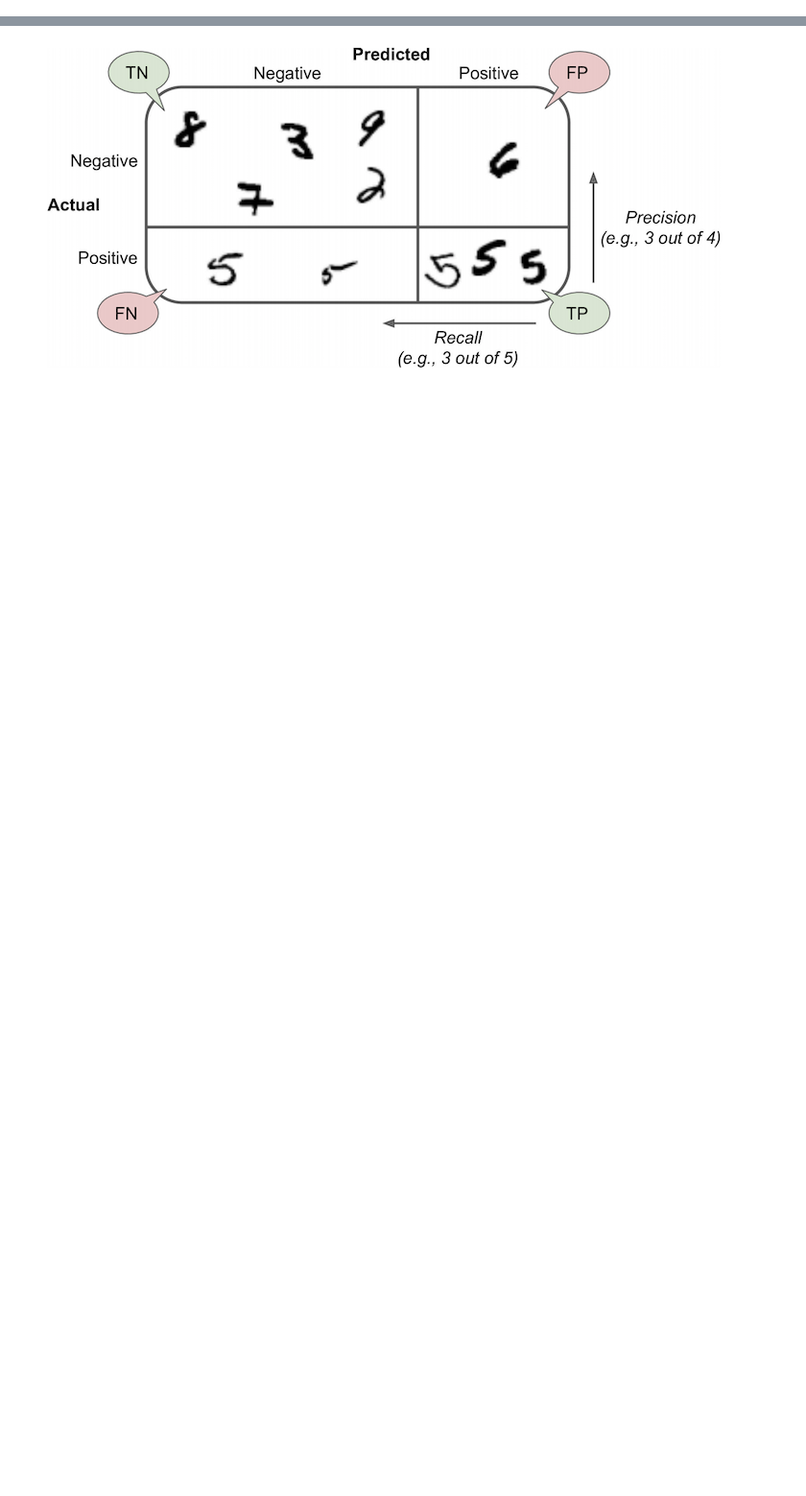
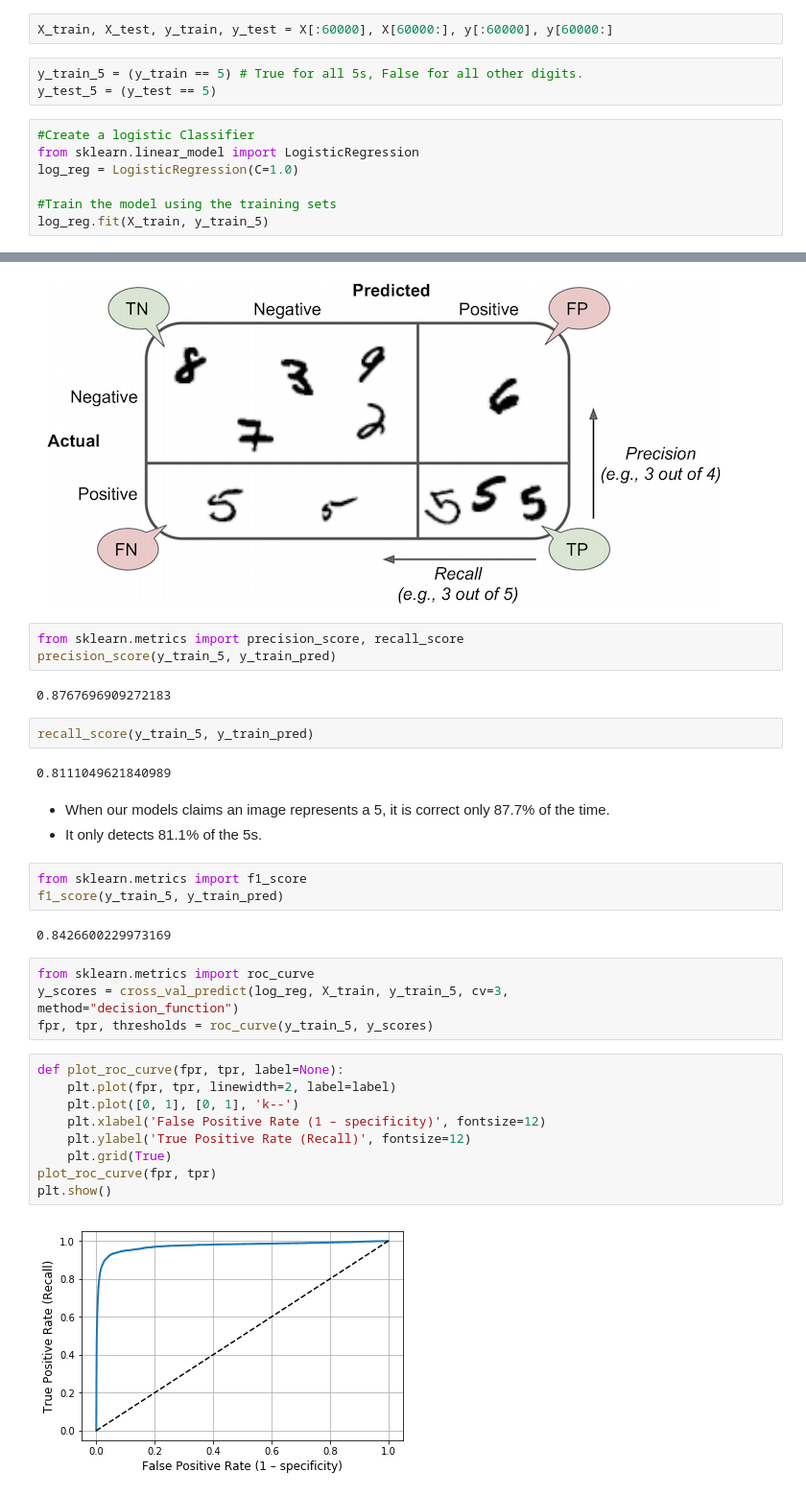
Before and after one commit to learn-co-students/ds-atlanta-06_24_19, a Jupyter notebook: module_4/week_2/day_1/Logistic Regression.ipynb, the cells around one changed output, grey strips where cells are left out. Shown at 96% size. Drawn from its saved outputs; the diff is of its cells as text; blank space fills up the shorter version.

```diff
--- a/module_4/week_2/day_1/Logistic Regression.ipynb
+++ b/module_4/week_2/day_1/Logistic Regression.ipynb
@@ -223,0 +265,12 @@ X_train, X_test, y_train, y_test = train_test_split(X, y, test_size=0.33, random
+# %%
+X_train, X_test, y_train, y_test = X[:60000], X[60000:], y[:60000], y[60000:]
+# %%
+y_train_5 = (y_train == 5) # True for all 5s, False for all other digits.
+y_test_5 = (y_test == 5)
+# %%
+#Create a logistic Classifier
+from sklearn.linear_model import LogisticRegression
+log_reg = LogisticRegression(C=1.0)
+
+#Train the model using the training sets
+log_reg.fit(X_train, y_train_5)
@@ -224,2 +316,35 @@ X_train, X_test, y_train, y_test = train_test_split(X, y, test_size=0.33, random
 # %% [markdown]
 ![confusion_matrix.png](attachment:confusion_matrix.png)
+# %%
+from sklearn.metrics import precision_score, recall_score
+precision_score(y_train_5, y_train_pred)
+# %% [output]
+0.8767696909272183
+# %%
+recall_score(y_train_5, y_train_pred)
+# %% [output]
+0.8111049621840989
+# %% [markdown]
+- When our models claims an image represents a 5, it is correct only 87.7% of the time.
+- It only detects 81.1% of the 5s.
+# %%
+from sklearn.metrics import f1_score
+f1_score(y_train_5, y_train_pred)
+# %% [output]
+0.8426600229973169
+# %%
+from sklearn.metrics import roc_curve
+y_scores = cross_val_predict(log_reg, X_train, y_train_5, cv=3,
+method="decision_function")
+fpr, tpr, thresholds = roc_curve(y_train_5, y_scores)
+# %%
+def plot_roc_curve(fpr, tpr, label=None):
+    plt.plot(fpr, tpr, linewidth=2, label=label)
+    plt.plot([0, 1], [0, 1], 'k--')
+    plt.xlabel('False Positive Rate (1 – specificity)', fontsize=12)
+    plt.ylabel('True Positive Rate (Recall)', fontsize=12)
+    plt.grid(True)
+plot_roc_curve(fpr, tpr)
+plt.show()
+# %% [output]
+[figure, added]
```
Also changed, not shown: parts of 25 cells of this notebook.
